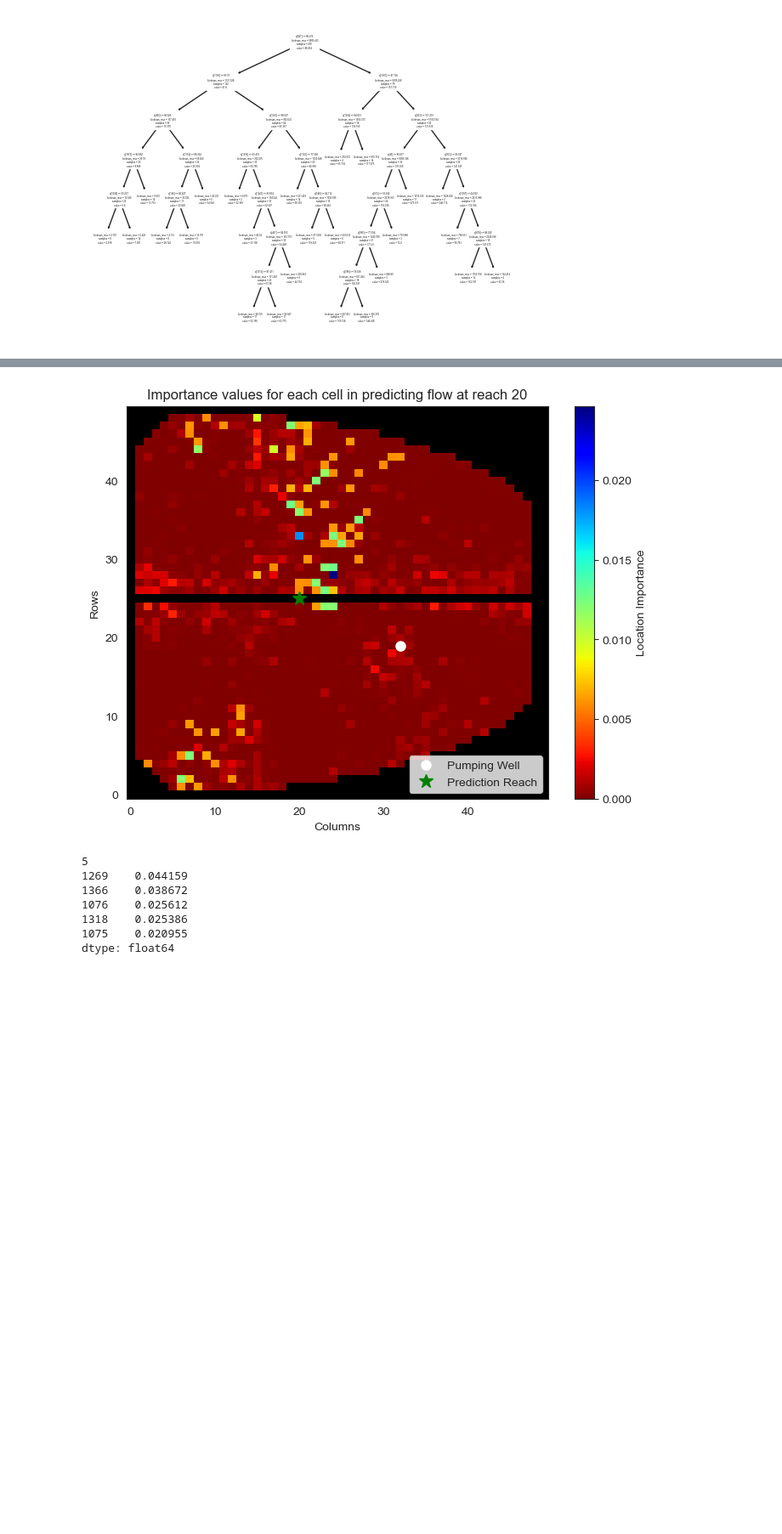
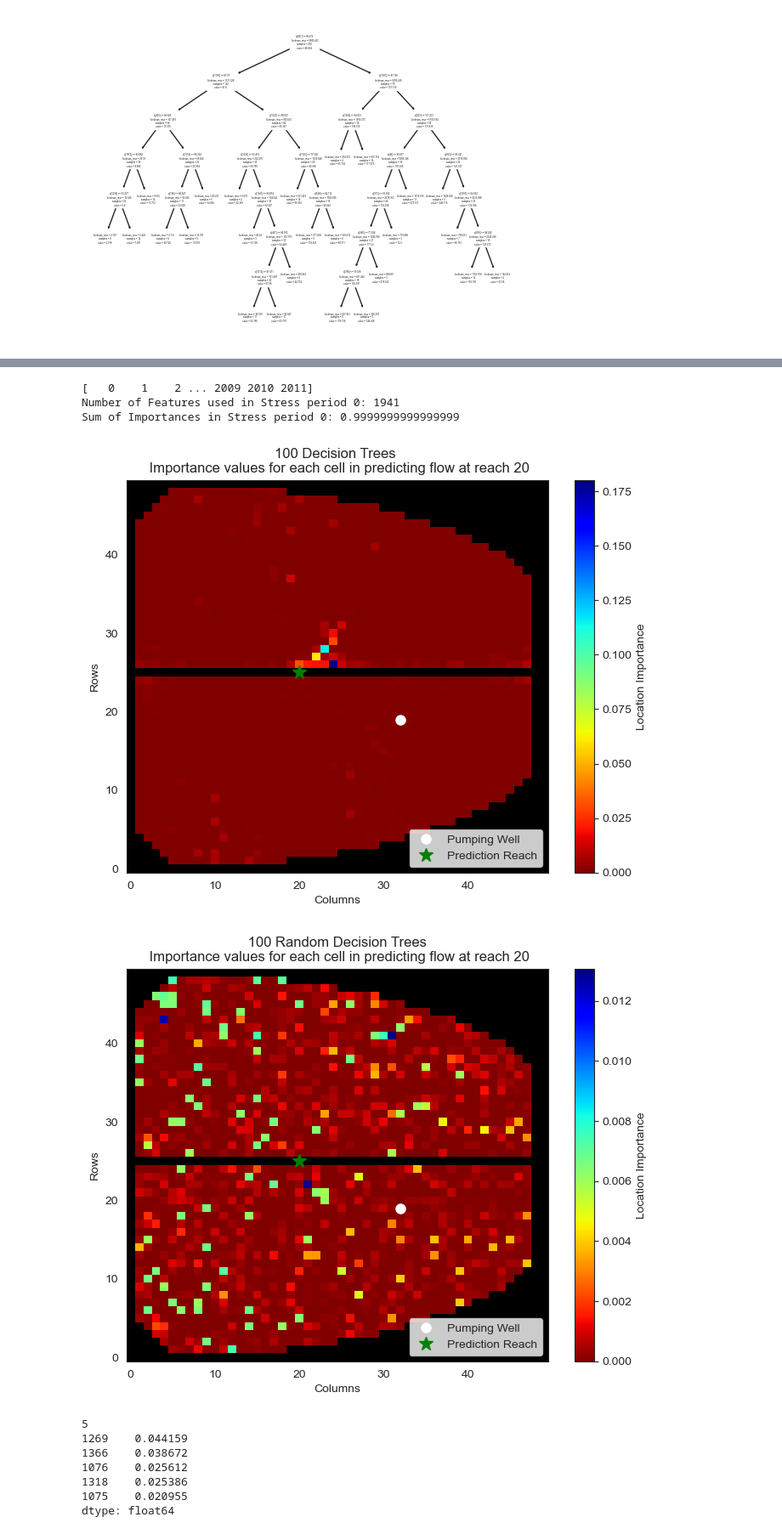
Before and after one commit to davermurray/mf-trees, a Jupyter notebook: ModflowSfrTree_JustWellTrees.ipynb, the cells around one changed output, grey strips where cells are left out. Shown at 85% size. Drawn from its saved outputs; the diff is of its cells as text; code cells hidden in the pictures; blank space fills up the shorter version.

```diff
--- a/ModflowSfrTree_JustWellTrees.ipynb
+++ b/ModflowSfrTree_JustWellTrees.ipynb
@@ -405,7 +537,7 @@ KGE:  0.8713408526426365
 ## Tree using Wells to predict Qout
 # %%
 #Best pars from above saved here as a dictionary - only run this if skipping hyperparameter search
-best_pars_dt = {'splitter': 'best', 'min_samples_split': 15, 'min_samples_leaf': 2, 'min_impurity_decrease': 35, 'max_leaf_nodes': 263, 'max_features': 'sqrt', 'max_depth': 7, 'criterion': 'friedman_mse'}
+best_pars_dt = {'splitter': 'best', 'min_samples_split': 15, 'min_samples_leaf': 2, 'min_impurity_decrease': 35, 'max_leaf_nodes': 263, 'max_features': 1.0, 'max_depth': 7, 'criterion': 'friedman_mse'}
 # %%
 # Split dataset into training set and test set, default here is 30% test
 t0 = time.time()
@@ -532,24 +675,28 @@ dtype: float64
 # %%
 import importlib
 import treeFuncs
 importlib.reload(treeFuncs)
 from treeFuncs import plotImportance
 
 numTS = 1
 n = 100
 
-title = 'Importance values for each cell in predicting flow at reach ' + str(rn)
+title = '100 Decision Trees \n Importance values for each cell in predicting flow at reach ' + str(rn)
 
-plotImportance(imp_df,well_head_noRiv, well_loc_df,numTS,n,rn,title)
+wellmesh_df = plotImportance(imp_df,well_head_noRiv, well_loc_df,numTS,n,rn,title)
 
-# title_rand = 'Random Decision Tree \n Importance values for each cell in predicting flow at reach ' + str(rn)
+title_rand = ' 100 Random Decision Trees \n Importance values for each cell in predicting flow at reach ' + str(rn)
 
-# plotImportance(imp_df_rand,well_head_noRiv, well_loc_df,numTS,n,rn,title_rand)
+wellmesh_rand = plotImportance(imp_df_rand,well_head_noRiv, well_loc_df,numTS,n,rn,title_rand)
 # %% [output]
 [   0    1    2 ... 2009 2010 2011]
 Number of Features used in Stress period 0: 1941
 Sum of Importances in Stress period 0: 1.0
+[   0    1    2 ... 2009 2010 2011]
+Number of Features used in Stress period 0: 1941
+Sum of Importances in Stress period 0: 0.9999999999999999
-[figure, old version]
+[figure, new version]
+[figure, added]
 # %%
 mostImportant = dt_total_imp_df.sort_values(ascending=False)[:5]
 print(len(mostImportant.index))
```
Also changed, not shown: parts of 22 cells of this notebook, 6 other files.
